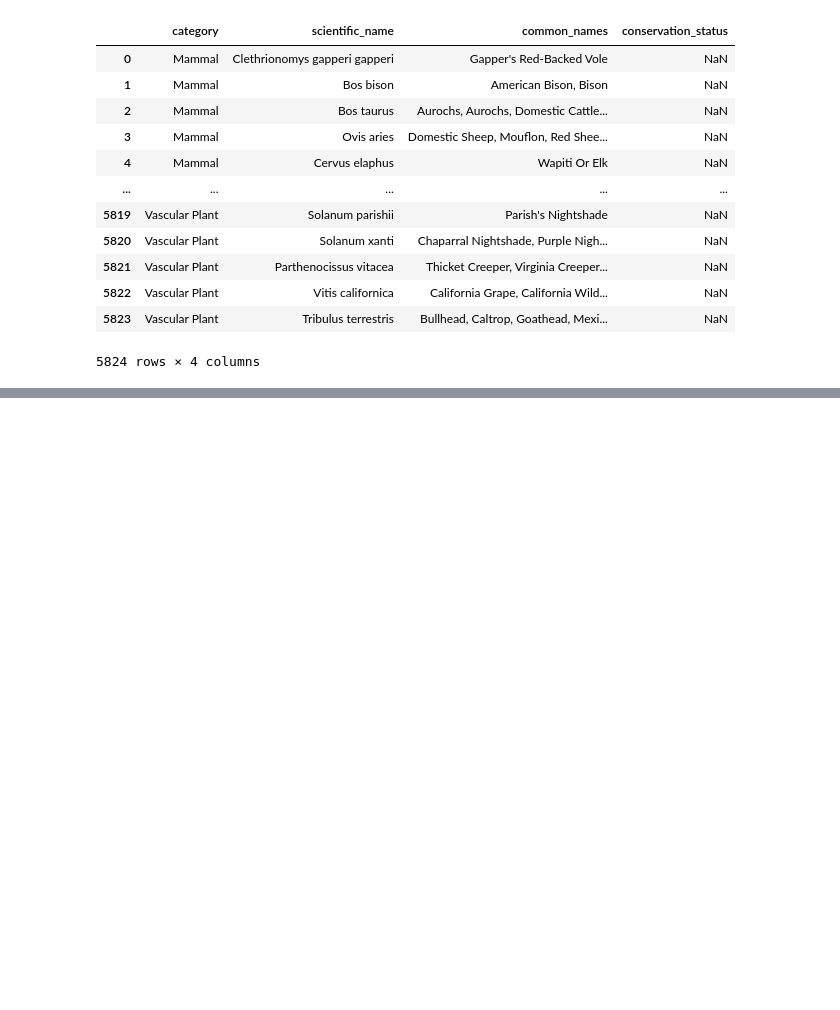
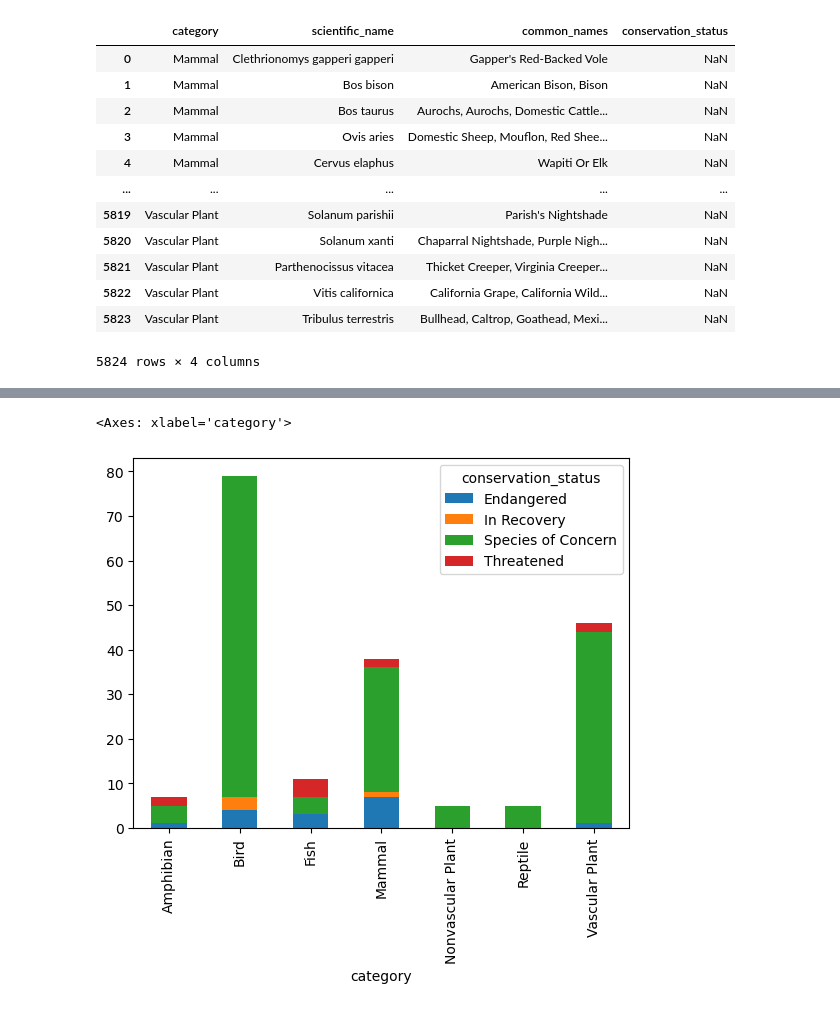
Before and after one commit to Opexobov/BioNatPark, a Jupyter notebook: biodiversity.ipynb, the cells around one changed output, grey strips where cells are left out. Saved outputs shown, nothing was run; the diff lists cells and outputs as text; code cells hidden in the pictures; blank space fills up the shorter version.

```diff
--- a/biodiversity.ipynb
+++ b/biodiversity.ipynb
@@ -43,3 +43,5 @@ species
 | 5822 | Vascular Plant | Vitis californica | California Grape, California Wild... | NaN |
 | 5823 | Vascular Plant | Tribulus terrestris | Bullhead, Caltrop, Goathead, Mexi... | NaN |
 5824 rows × 4 columns
+# %%
+species.dropna(subset='conservation_status', inplace=True)
@@ -45,0 +62,3 @@ species
+# %%
+conservation_category = species.groupby(['category', 'conservation_status']).scientific_name.count().unstack()
+conservation_category
@@ -45,0 +75,5 @@ species
+# %%
+conservation_category.plot(kind='bar', stacked=True)
+# %% [output]
+<Axes: xlabel='category'>
+[figure, added]
```
Also changed, not shown: parts of 7 cells of this notebook.
